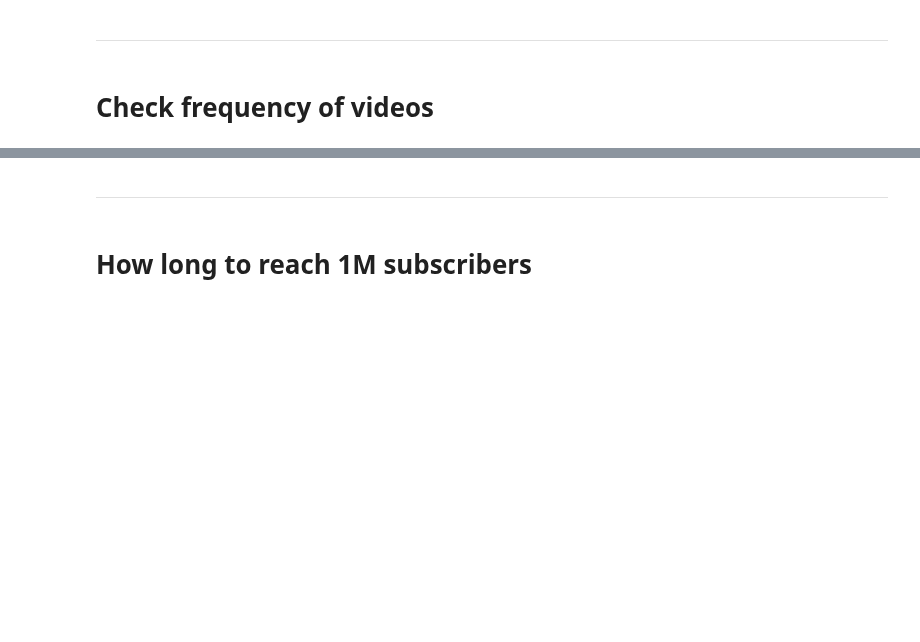
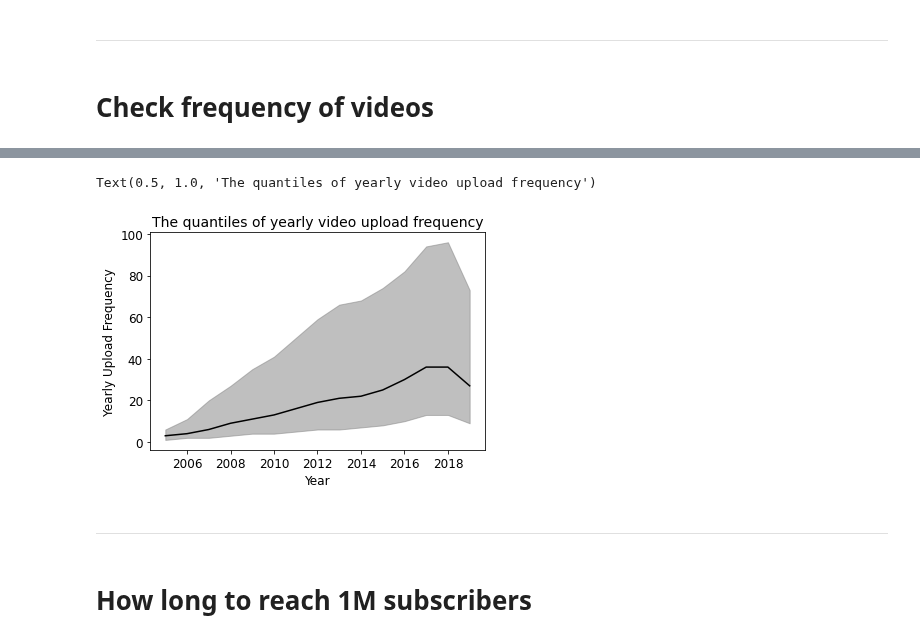
Before and after one commit to epfl-ada/ada-2022-project-adaptation, a Jupyter notebook: impl.ipynb, the cells around one changed output, grey strips where cells are left out. Drawn from its saved outputs; the diff is of its cells as text; code cells hidden in the pictures; blank space fills up the shorter version.

Commit message:
frequency done

```diff
--- a/impl.ipynb
+++ b/impl.ipynb
@@ -107,9 +159,12 @@ plt.title("Number of videos updated each week")
 # %%
 # now we will determine how many videos are uploaded to YouTube by each channel by year
 video_metadatas["yearkNumber"] = video_metadatas["upload_date"].dt.year
-vd_cnt_by_id_mo = (
+vd_cnt_by_id_yr = (
     video_metadatas.groupby(["channel_id", "yearkNumber"])
-    .count()
-    .categories.unstack(level=1)
+    .count().categories.unstack().reset_index()
 )
+vd_cnt_by_id_yr.columns.name = None
+# %%
+# we now remove the channels that uploaded less than 12 videos throughout the study period
+vd_cnt_by_id_yr_filtered = vd_cnt_by_id_yr[vd_cnt_by_id_yr.sum(axis=1)>12]
 # %%
@@ -119,0 +179,2 @@ sns.heatmap(vd_cnt_by_id_mo, yticklabels=False)
+# %%
+vd_cnt_by_id_yr_filtered_summary = vd_cnt_by_id_yr_filtered.describe()
@@ -120,3 +193,17 @@ sns.heatmap(vd_cnt_by_id_mo, yticklabels=False)
+# %%
+plt.fill_between(x=list(vd_cnt_by_id_yr_filtered_summary.columns.values),
+                y1=list(vd_cnt_by_id_yr_filtered_summary.loc["25%",:]),
+                y2=list(vd_cnt_by_id_yr_filtered_summary.loc["75%",:]),
+                 alpha = 0.5, color = 'gray')
+plt.plot(vd_cnt_by_id_yr_filtered_summary.loc["50%",:], color = 'black')
+
+plt.xlabel('Year')
+plt.ylabel('Yearly Upload Frequency')
+plt.title('The quantiles of yearly video upload frequency')
+# here we choose quantiles, since mean would be significantly affected by the extremely high yearly upload rates
+# %% [output]
+Text(0.5, 1.0, 'The quantiles of yearly video upload frequency')
+[figure, added]
 # %% [markdown]
 ---
 # %% [markdown]
```
Also changed, not shown: parts of 29 cells of this notebook.
